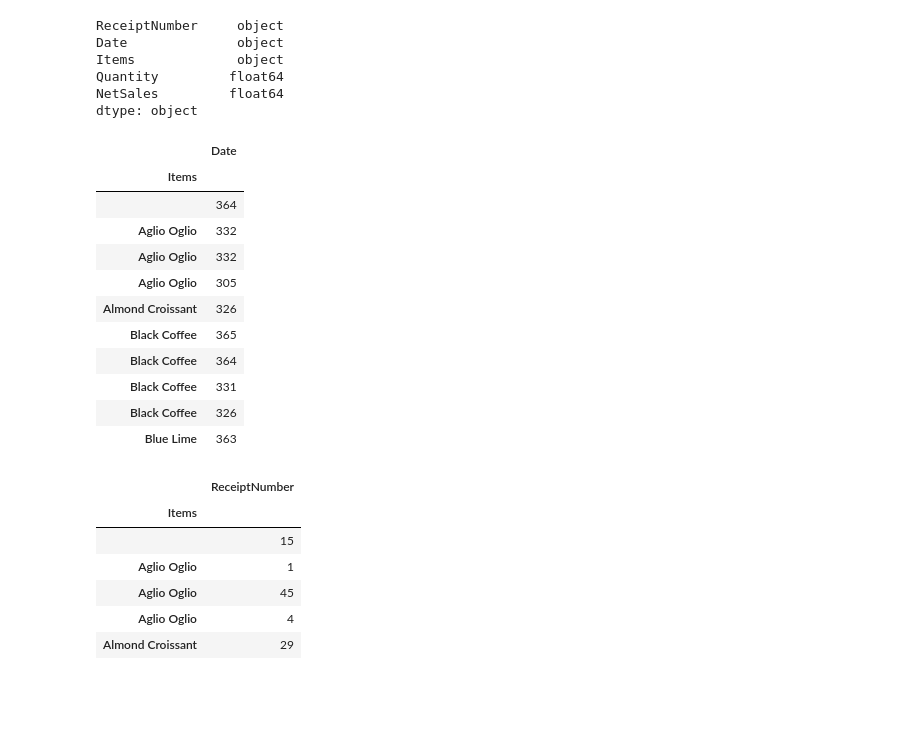
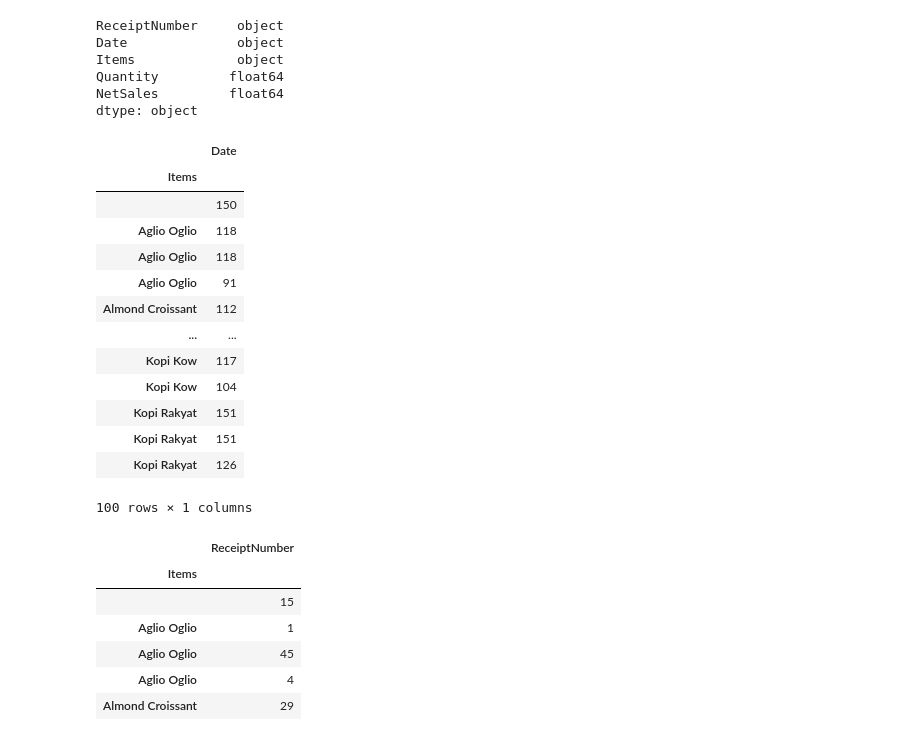
Before and after one commit to TegarMachfuzi/RFMAnalysisPhyton, a Jupyter notebook: RFM.ipynb, the cells around one changed output. Saved outputs shown, nothing was run; the diff lists cells and outputs as text; code cells hidden in the pictures; blank space fills up the shorter version.

```diff
--- a/RFM.ipynb
+++ b/RFM.ipynb
@@ -32,26 +32,28 @@ dtype: object
 # %%
 #recency
 
-day='2024-01-01'
+day='2023-06-01'
 day=pd.to_datetime(day)
 df['Date']=pd.to_datetime(df['Date'])
 
-result_df = df.drop_duplicates(subset="Items")
+result_df = df.drop_duplicates(['Items'])
 recency = result_df.groupby(['Items']).agg({'Date': lambda x: ((day-x.max()).days)})
-recency.head(10)
+recency.head(100)
 # %% [output]
 |  | Date |
 | Items |  |
-|  | 364 |
-| Aglio Oglio | 332 |
-| Aglio Oglio | 332 |
-| Aglio Oglio | 305 |
-| Almond Croissant | 326 |
-| Black Coffee | 365 |
-| Black Coffee | 364 |
-| Black Coffee | 331 |
-| Black Coffee | 326 |
-| Blue Lime | 363 |
+|  | 150 |
+| Aglio Oglio | 118 |
+| Aglio Oglio | 118 |
+| Aglio Oglio | 91 |
+| Almond Croissant | 112 |
+| ... | ... |
+| Kopi Kow | 117 |
+| Kopi Kow | 104 |
+| Kopi Rakyat | 151 |
+| Kopi Rakyat | 151 |
+| Kopi Rakyat | 126 |
+100 rows × 1 columns
 # %%
 #frecuency
 
```
Also changed, not shown: parts of 4 cells of this notebook.
